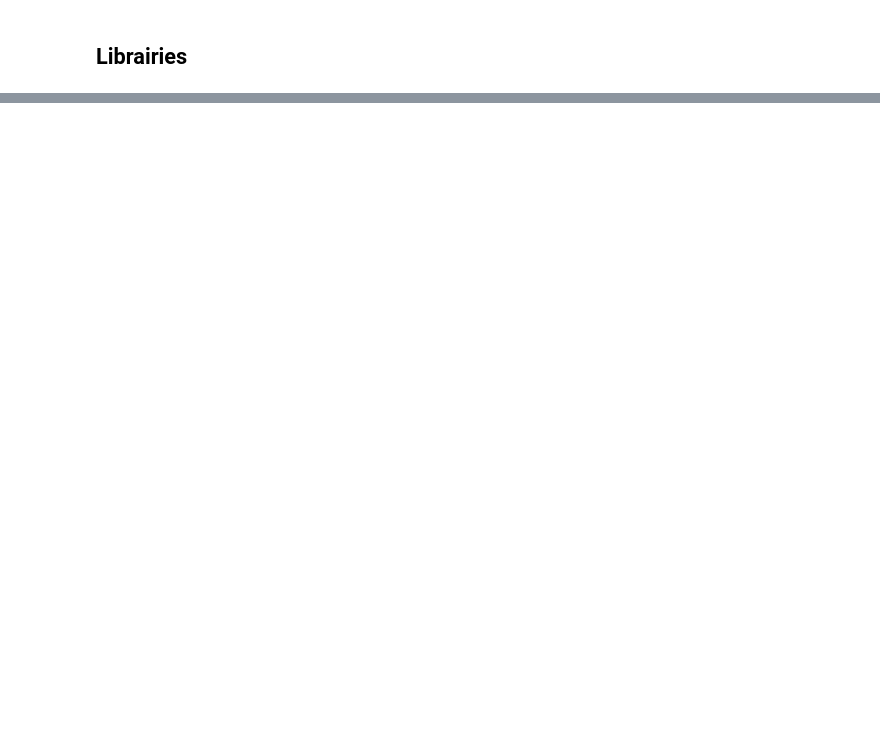
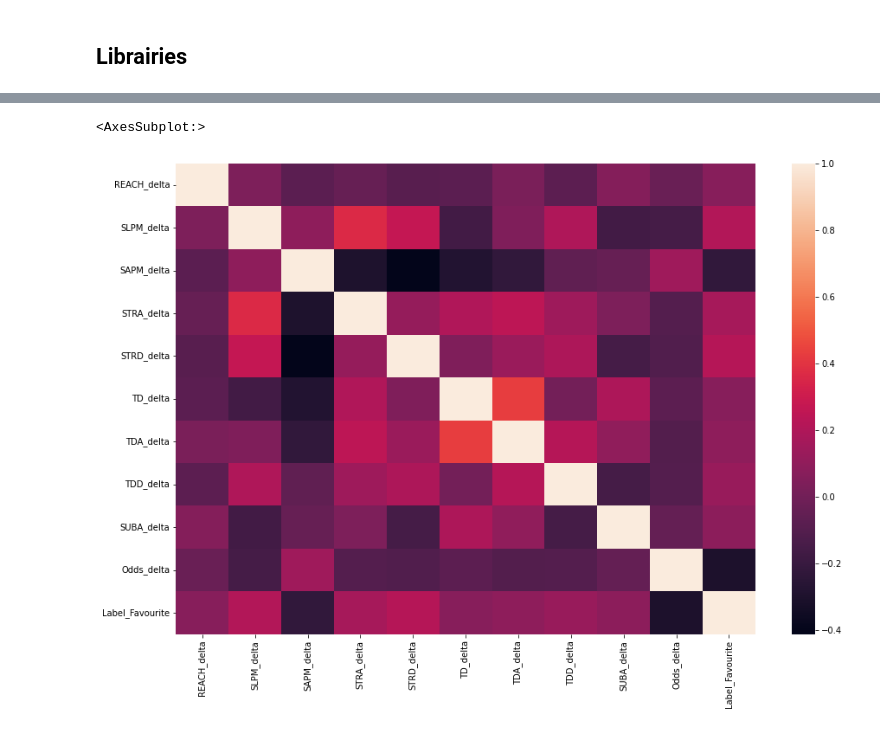
Before and after one commit to tkaden/FightPicker, a Jupyter notebook: fight_picker.ipynb, the cells around one changed output, grey strips where cells are left out. Saved outputs shown, nothing was run; the diff lists cells and outputs as text; code cells hidden in the pictures; blank space fills up the shorter version.

```diff
--- a/fight_picker.ipynb
+++ b/fight_picker.ipynb
@@ -214,0 +303,18 @@ def create_dummies(df,column_name):
+# %%
+def create_dummies(df,column_name):
+    """Create Dummy Columns (One Hot Encoding) from a single Column
+
+    Usage
+    ------
+
+    train = create_dummies(train,"Age")
+    """
+    dummies = pd.get_dummies(df[column_name],prefix=column_name)
+    df = pd.concat([df,dummies],axis=1)
+    return df
+
+# Correlation Matrix
+df_corr = create_dummies(df, 'Label').drop('Label_Underdog', axis = 1)
+corr = df_corr.corr()
+corr = (corr)
+corr
@@ -214,0 +334,8 @@ def create_dummies(df,column_name):
+# %%
+plt.figure(figsize=(15,10))
+sns.heatmap(corr,
+            xticklabels=corr.columns.values,
+            yticklabels=corr.columns.values)
+# %% [output]
+<AxesSubplot:>
+[figure, added]
```
Also changed, not shown: parts of 30 cells of this notebook, 17 other files.
